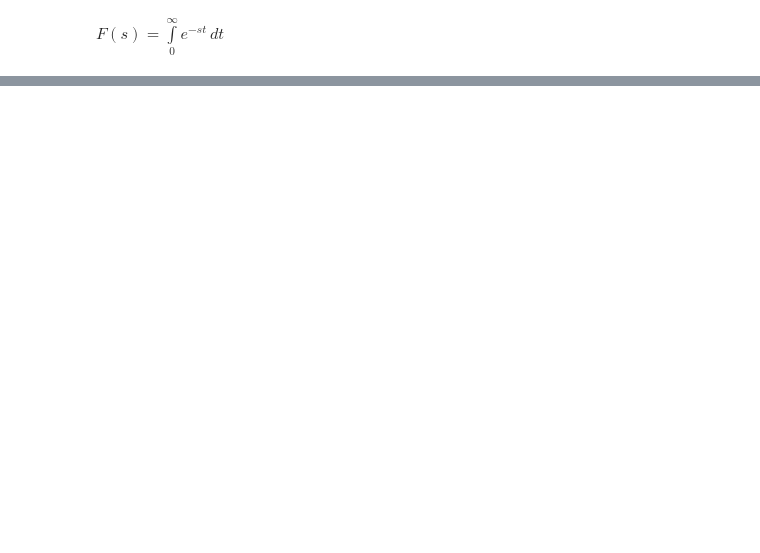
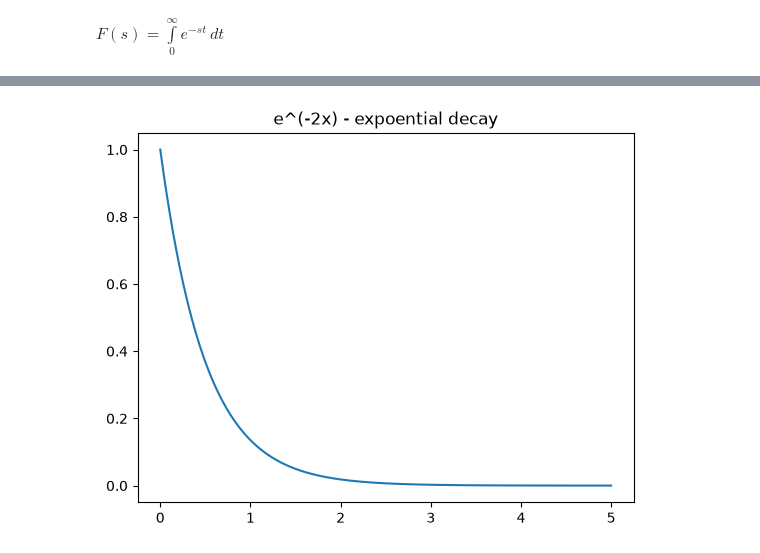
Before and after one commit to Adil-Eminagic/Math-Python, a Jupyter notebook: math_learn/laplance_transforms_2.ipynb, the cells around one changed output, grey strips where cells are left out. Drawn from its saved outputs; the diff is of its cells as text; code cells hidden in the pictures; blank space fills up the shorter version.

```diff
--- a/math_learn/laplance_transforms_2.ipynb
+++ b/math_learn/laplance_transforms_2.ipynb
@@ -41,0 +121,11 @@ $\displaystyle \int\limits_{0}^{\infty} e^{- 1.0 i t}\, dt$
+# %%
+inputs = np.linspace(0, 5, 5000)
+
+outputs = [np.exp(-2 * i) for i in  inputs]
+plt.title("e^(-2x) - expoential decay")
+
+
+plt.plot(inputs, outputs)
+plt.show()
+# %% [output]
+[figure, added]
```
Also changed, not shown: parts of 15 cells of this notebook, 2 other files.
